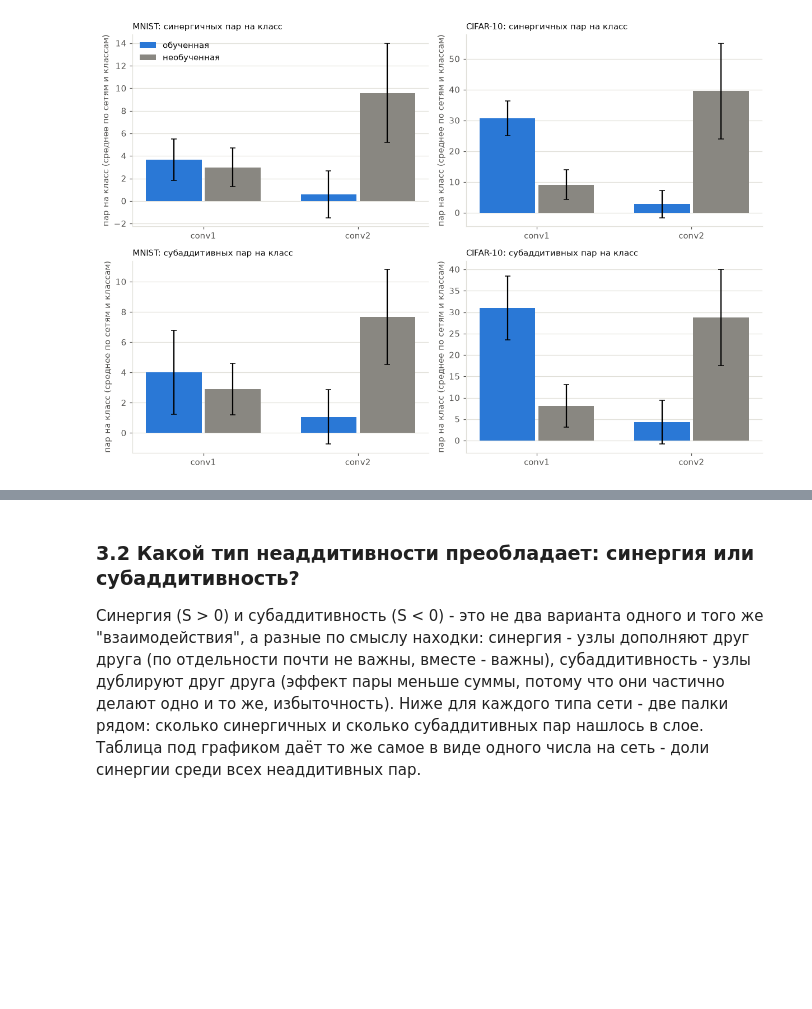
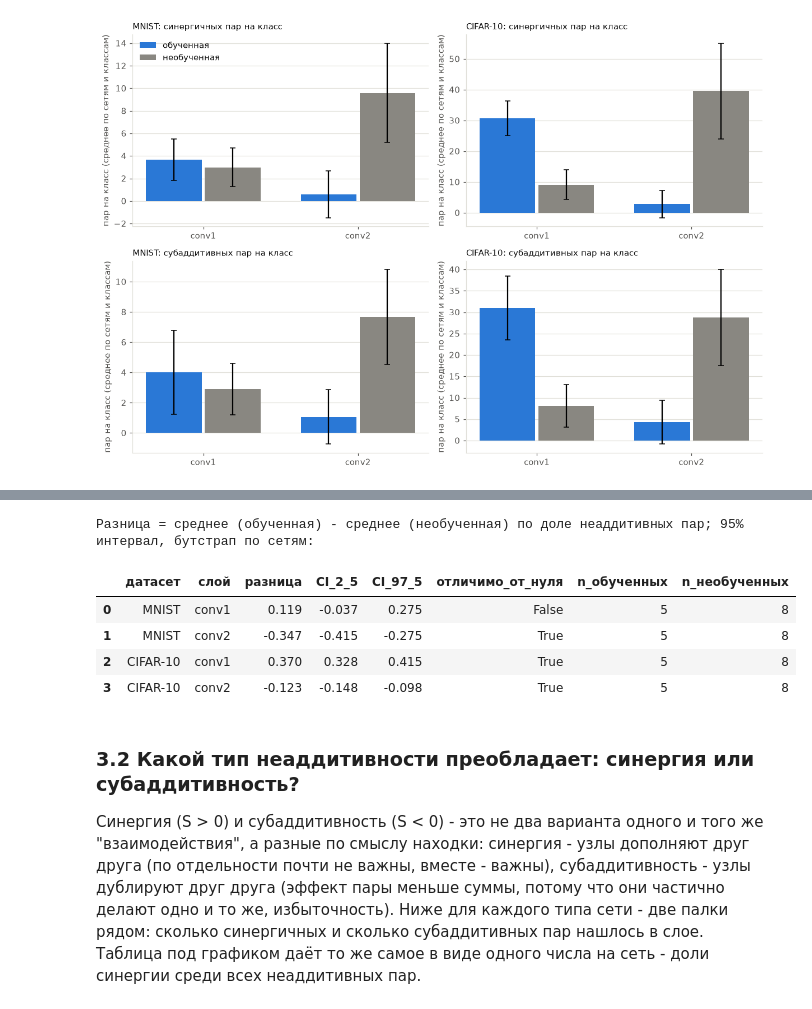
Before and after one commit to LenyOstrich/tiny_cnn_experiment, a Jupyter notebook: experiment_untrained_control.ipynb, the cells around one changed output, grey strips where cells are left out. Saved outputs shown, nothing was run; the diff lists cells and outputs as text; code cells hidden in the pictures; blank space fills up the shorter version.

```diff
--- a/experiment_untrained_control.ipynb
+++ b/experiment_untrained_control.ipynb
@@ -407,3 +415,39 @@ plt.tight_layout(); plt.show()
+# %%
+def cluster_boot_diff(vals_a, vals_b, n_boot=20000, seed=42):
+    # Кластерный бутстрап по сетям: a - b, ресэмплинг каждой группы по отдельности (несбалансированные n - 5 и 8 - ок).
+    rng = np.random.default_rng(seed)
+    vals_a, vals_b = np.asarray(vals_a, dtype=float), np.asarray(vals_b, dtype=float)
+    point = vals_a.mean() - vals_b.mean()
+    boots = np.array([
+        rng.choice(vals_a, len(vals_a), replace=True).mean() - rng.choice(vals_b, len(vals_b), replace=True).mean()
+        for _ in range(n_boot)
+    ])
+    lo, hi = np.percentile(boots, [2.5, 97.5])
+    return point, lo, hi
+
+# По каждой сети - одно число (сумма по 10 классам), а не по классам: кластер - сеть, не класс/сеть.
+per_net = PAIRS.groupby(['dataset', 'net_type', 'layer', 'seed'])[['n_pairs', 'n_syn', 'n_sub']].sum().reset_index()
+per_net['nonadd_share'] = (per_net['n_syn'] + per_net['n_sub']) / per_net['n_pairs']
+
+ci_rows = []
+for ds in DATASETS:
+    for layer in LAYERS_PAIR:
+        sub = per_net[(per_net.dataset == ds) & (per_net.layer == layer)]
+        t = sub[sub.net_type == 'обученная']['nonadd_share']
+        u = sub[sub.net_type == 'необученная']['nonadd_share']
+        pt, lo, hi = cluster_boot_diff(t, u)
+        ci_rows.append(dict(датасет=ds, слой=layer, разница=round(pt, 3), CI_2_5=round(lo, 3), CI_97_5=round(hi, 3),
+                             отличимо_от_нуля=bool(lo > 0 or hi < 0), n_обученных=len(t), n_необученных=len(u)))
+CI_NONADD = pd.DataFrame(ci_rows)
+print('Разница = среднее (обученная) - среднее (необученная) по доле неаддитивных пар; 95% интервал, бутстрап по сетям:')
+display(CI_NONADD)
+# %% [output]
+Разница = среднее (обученная) - среднее (необученная) по доле неаддитивных пар; 95% интервал, бутстрап по сетям:
+|  | датасет | слой | разница | CI_2_5 | CI_97_5 | отличимо_от_нуля | n_обученных | n_необученных |
+| 0 | MNIST | conv1 | 0.119 | -0.037 | 0.275 | False | 5 | 8 |
+| 1 | MNIST | conv2 | -0.347 | -0.415 | -0.275 | True | 5 | 8 |
+| 2 | CIFAR-10 | conv1 | 0.370 | 0.328 | 0.415 | True | 5 | 8 |
+| 3 | CIFAR-10 | conv2 | -0.123 | -0.148 | -0.098 | True | 5 | 8 |
 # %% [markdown]
 ### 3.2 Какой тип неаддитивности преобладает: синергия или субаддитивность?
 
```
Also changed, not shown: parts of 9 cells of this notebook, 14 other files.
